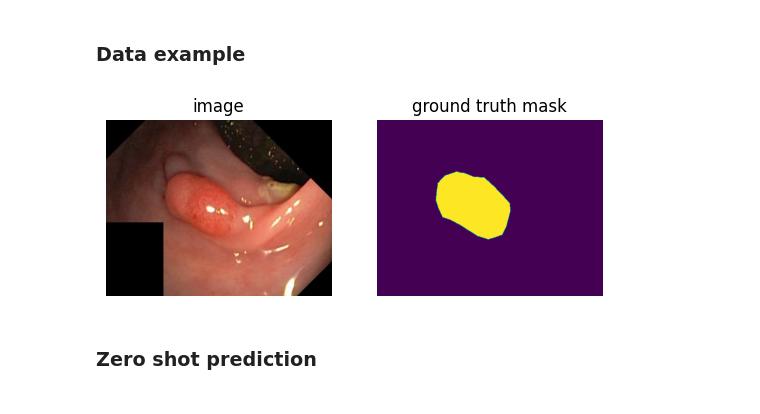
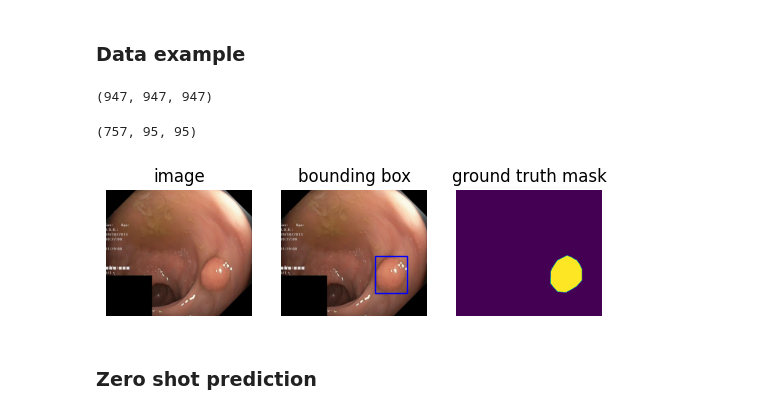
Before and after one commit to d00rk/COSE474Project, a Jupyter notebook: segmentation.ipynb, the cells around one changed output. Saved outputs shown, nothing was run; the diff lists cells and outputs as text; code cells hidden in the pictures.

```diff
--- a/segmentation.ipynb
+++ b/segmentation.ipynb
@@ -66,19 +70,67 @@ val_images, test_images, val_masks, test_masks = train_test_split(val_images, va
+# %%
+for fn in fns:
+    if len(bbox_data[fn]["bbox"]) != 1:
+        del bbox_data[fn]
+        fns.remove(fn)
+        images.remove(ROOTDIR.image + fn + ".jpg")
+        masks.remove(ROOTDIR.mask + fn + ".jpg")
+# %%
+len(images), len(masks), len(fns)
+# %% [output]
+(947, 947, 947)
+# %%
+# train/val/test split (8:1:1)
+train_images, val_images, train_masks, val_masks, train_fns, val_fns = train_test_split(images, masks, fns, test_size=0.2)
+val_images, test_images, val_masks, test_masks, val_fns, test_fns = train_test_split(val_images, val_masks, val_fns, test_size=0.5)
+# %%
+len(train_images), len(val_images), len(test_images)
+# %% [output]
+(757, 95, 95)
+# %%
+def get_bbox(data, fn):
+    bbox_dict = data[fn]["bbox"][0]
+
+    x_min = bbox_dict['xmin']
+    x_max = bbox_dict['xmax']
+    y_min = bbox_dict['ymin']
+    y_max = bbox_dict['ymax']
+
+    bbox = [x_min, y_min, x_max, y_max]
+
+    return bbox
+# %%
+def show_bbox(bbox):
+    ax = plt.gca()
+
+    w = bbox[2] - bbox[0]
+    h = bbox[3] - bbox[1]
+
+    rect = patches.Rectangle((bbox[0], bbox[1]), w, h, color="blue", fill=False)
+
+    ax.add_patch(rect)
 # %%
 ex_img = Image.open(train_images[0]).convert("RGB")
 ex_mask = Image.open(train_masks[0]).convert("L")
+ex_bbox = get_bbox(bbox_data, train_fns[0])
 
-plt.subplot(1, 2, 1)
+plt.subplot(1, 3, 1)
 plt.imshow(ex_img)
 plt.title("image")
 plt.axis("off")
 
-plt.subplot(1, 2, 2)
+plt.subplot(1, 3, 2)
+plt.imshow(ex_img)
+show_bbox(ex_bbox)
+plt.title("bounding box")
+plt.axis("off")
+
+plt.subplot(1, 3, 3)
 plt.imshow(ex_mask)
 plt.title("ground truth mask")
 plt.axis("off")
 
 plt.show()
 # %% [output]
-[figure, old version]
+[figure, new version]
 # %% [markdown]
 ### Zero shot prediction ###
```
Also changed, not shown: parts of 18 cells of this notebook.
